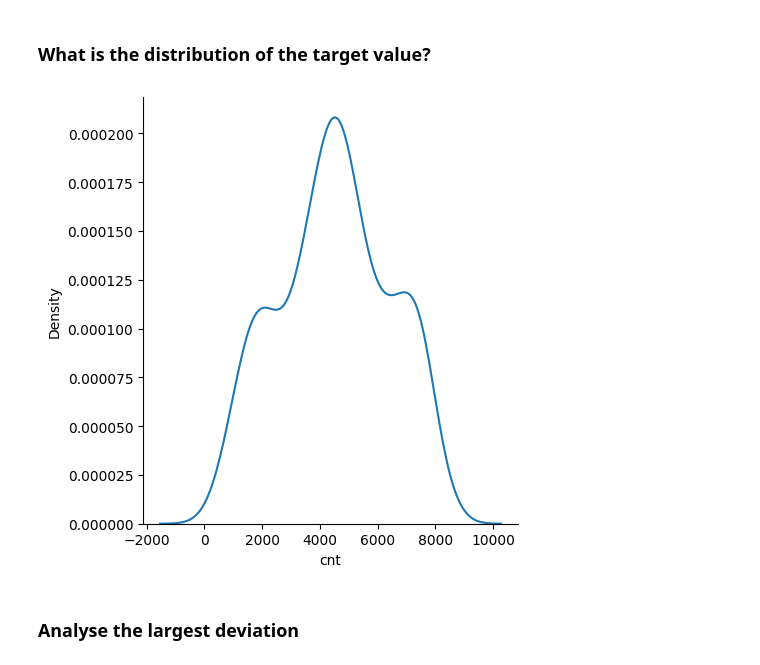
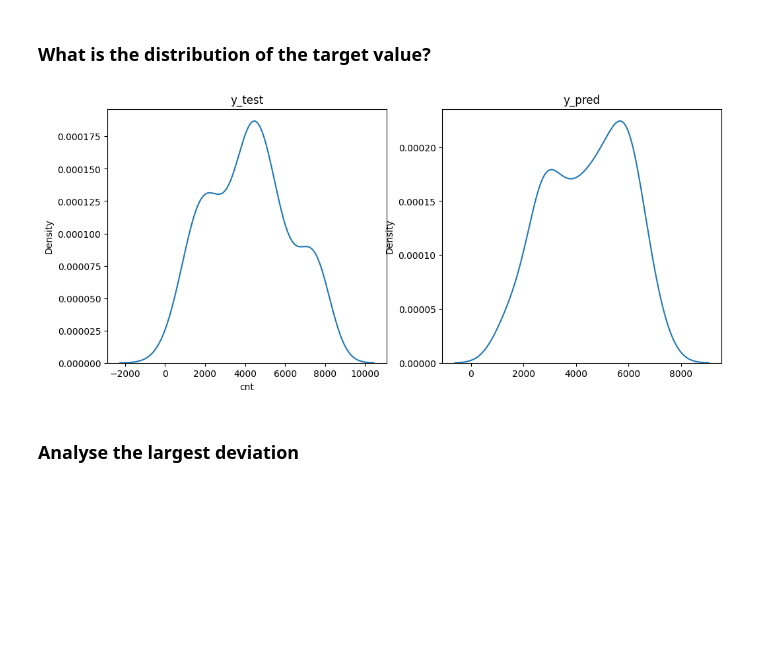
Before and after one commit to carlov93/sixt_challange, a Jupyter notebook: notebooks/SIXT_DataScience_Task202402.ipynb, the cells around one changed output. Cells and saved outputs as stored; diff of their text form; code cells hidden in the pictures; blank space fills up the shorter version.

```diff
--- a/notebooks/SIXT_DataScience_Task202402.ipynb
+++ b/notebooks/SIXT_DataScience_Task202402.ipynb
@@ -403,12 +403,16 @@ The time series is non-stationary.
 Ggf. ist über den Zeitraum die Flotte an Fahrrädern gewachsen
 # %% [markdown]
 ### What is the distribution of the target value?
-# %%
-# Histogram plot for cnt variable;
-sns.displot(df_all.cnt, kind='kde')
-plt.show()
-# %% [output]
-[figure, removed]
+# %%
+# Histogram plot for cnt variable;
+fig, axs = plt.subplots(1, 2, figsize=(12, 5))
+sns.kdeplot(y_test, ax=axs[0])
+sns.kdeplot(y_pred, ax=axs[1])
+axs[0].set_title('y_test')
+axs[1].set_title('y_pred')
+plt.show()
+# %% [output]
+[figure, added]
 # %% [markdown]
 ### Analyse the largest deviation
 # %%
```
